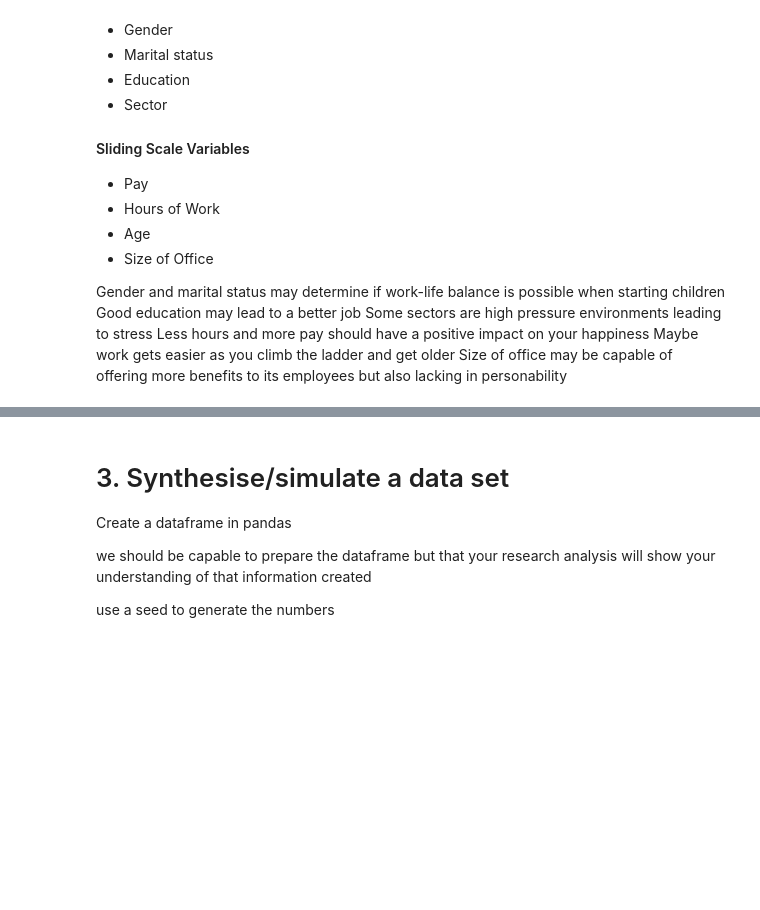
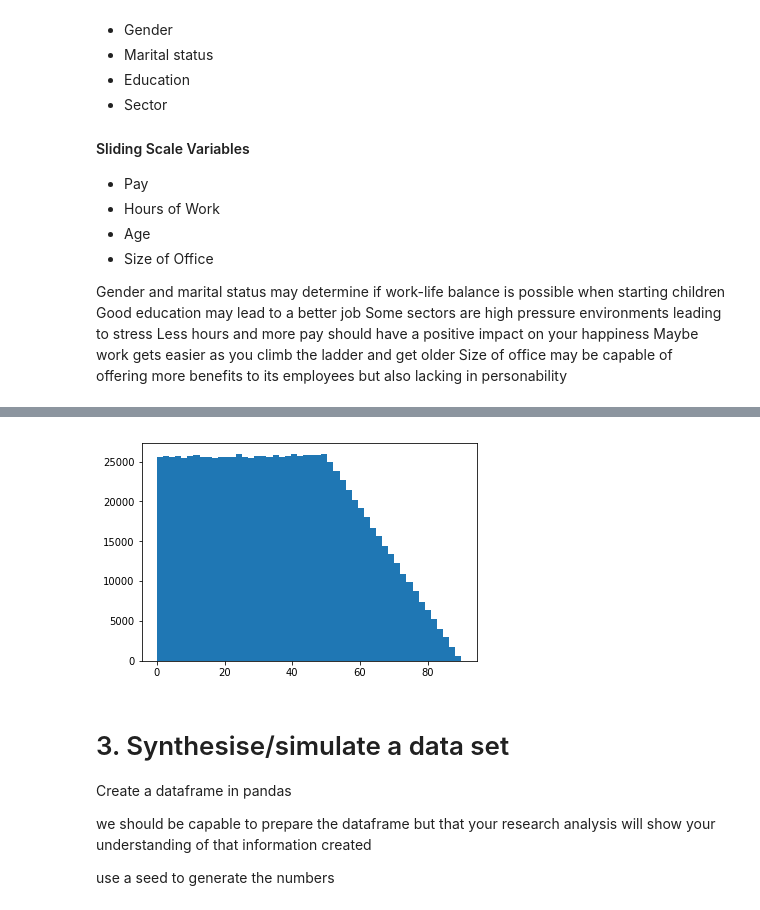
Before and after one commit to orlaith17/Project-Programming-DA, a Jupyter notebook: Happiness at Work.ipynb, the cells around one changed output, grey strips where cells are left out. Saved outputs shown, nothing was run; the diff lists cells and outputs as text; code cells hidden in the pictures; blank space fills up the shorter version.

```diff
--- a/Happiness at Work.ipynb
+++ b/Happiness at Work.ipynb
@@ -76,3 +181,37 @@ Size of office may be capable of offering more benefits to its employees but als
+# %%
+# Set the seed to generate numbers from
+np.random.seed(45)
+
+# https://stackoverflow.com/questions/36537811/numpy-trapezoidal-distribution-for-age-distribution
+
+def agedistro(turn,end,size):
+    pass
+    totarea = turn + (end-turn)/2  # e.g. 50 + (90-50)/2
+    areauptoturn = turn             # say 50
+    areasloped = (end-turn)/2     # (90-50)/2
+    size1= int(size*areauptoturn/totarea)
+    size2= size- size1
+    s1 = np.random.uniform(low=0,high=turn,size= size1)  # (low=0.0, high=1.0, size=None)
+    s2 = np.random.triangular(left=turn,mode=turn,right=end,size=size2) #(left, mode, right, size=None)
+            # mode : scalar-  the value where the peak of the distribution occurs.
+            #The value should fulfill the condition left <= mode <= right.
+    s3= np.concatenate((s1,s2)) # don't use add , it will add the numbers piecewise
+    return s3
+
+
+
+s3=agedistro(turn=50,end=90,size=1000000)
+plt.hist(s3,bins=50)
+plt.show()
+
+
+Age1 = np.random.uniform(17,65,125)  # (low, high, size)
+Age2 = np.random.triangular(17,37,65,125) # (left, mode, right, size)
+Age = np.concatenate((Age1,Age2)) # Concatenating the distributions
+
+Age.round(0)
+# %% [output]
+[figure, added]
 # %% [markdown]
 # 3. Synthesise/simulate a data set
 
```
Also changed, not shown: parts of 7 cells of this notebook, 1 other file.
